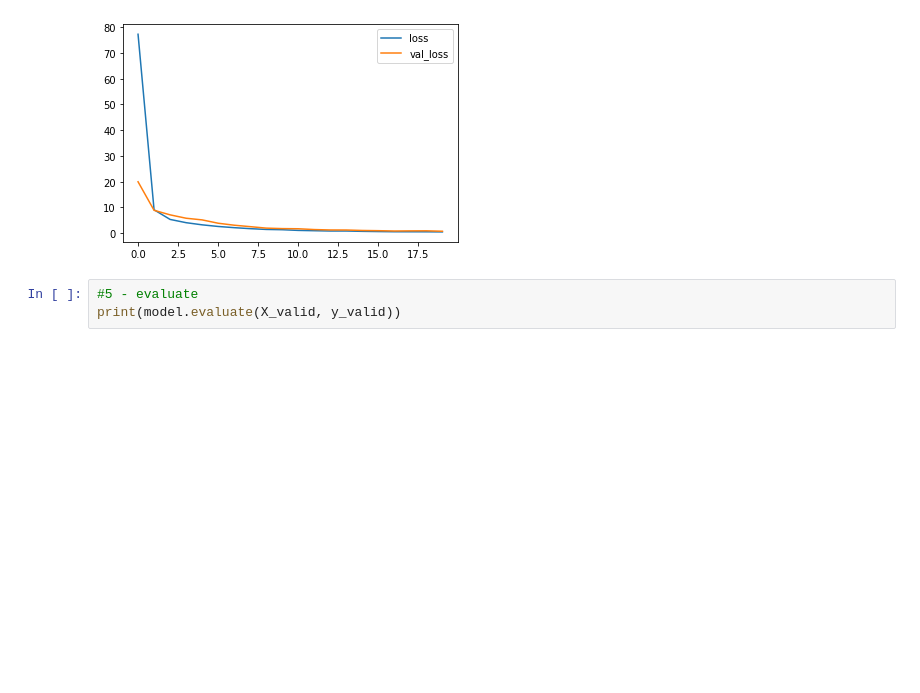
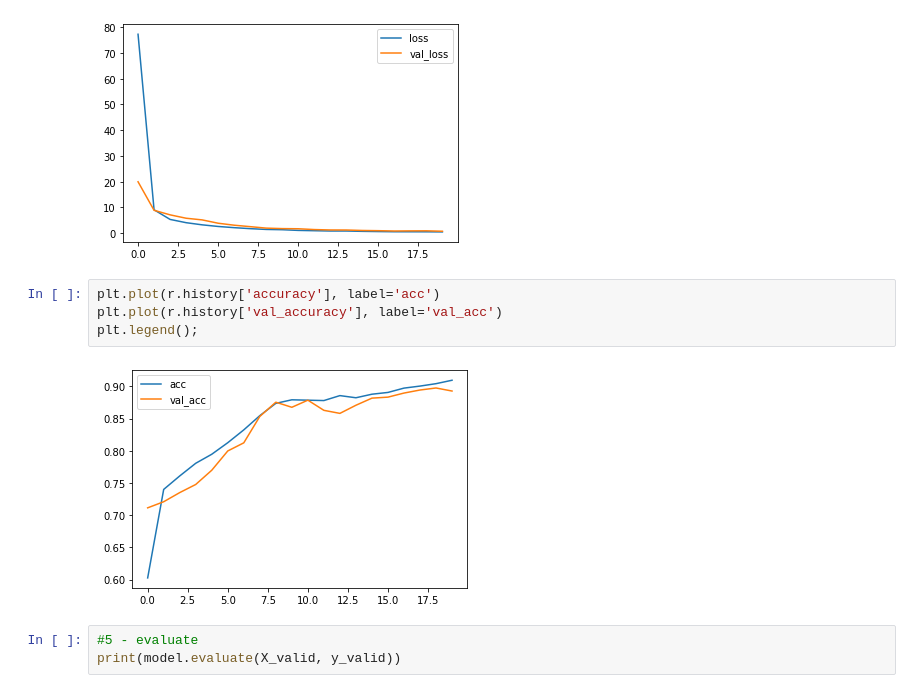
Before and after one commit to Hameon4/Tensorflow-2.0-Practice, a Jupyter notebook: LAB2_2_GAN.ipynb, the cells around one changed output. Cells and saved outputs as stored; diff of their text form; blank space fills up the shorter version.

```diff
--- a/LAB2_2_GAN.ipynb
+++ b/LAB2_2_GAN.ipynb
@@ -110,6 +90,12 @@ plt.plot(r.history['val_loss'], label='val_loss')
 plt.legend();
 # %% [output]
 [figure]
+# %%
+plt.plot(r.history['accuracy'], label='acc')
+plt.plot(r.history['val_accuracy'], label='val_acc')
+plt.legend();
+# %% [output]
+[figure, added]
 # %%
 #5 - evaluate
 print(model.evaluate(X_valid, y_valid))
```
Also changed, not shown: parts of 11 cells of this notebook.
